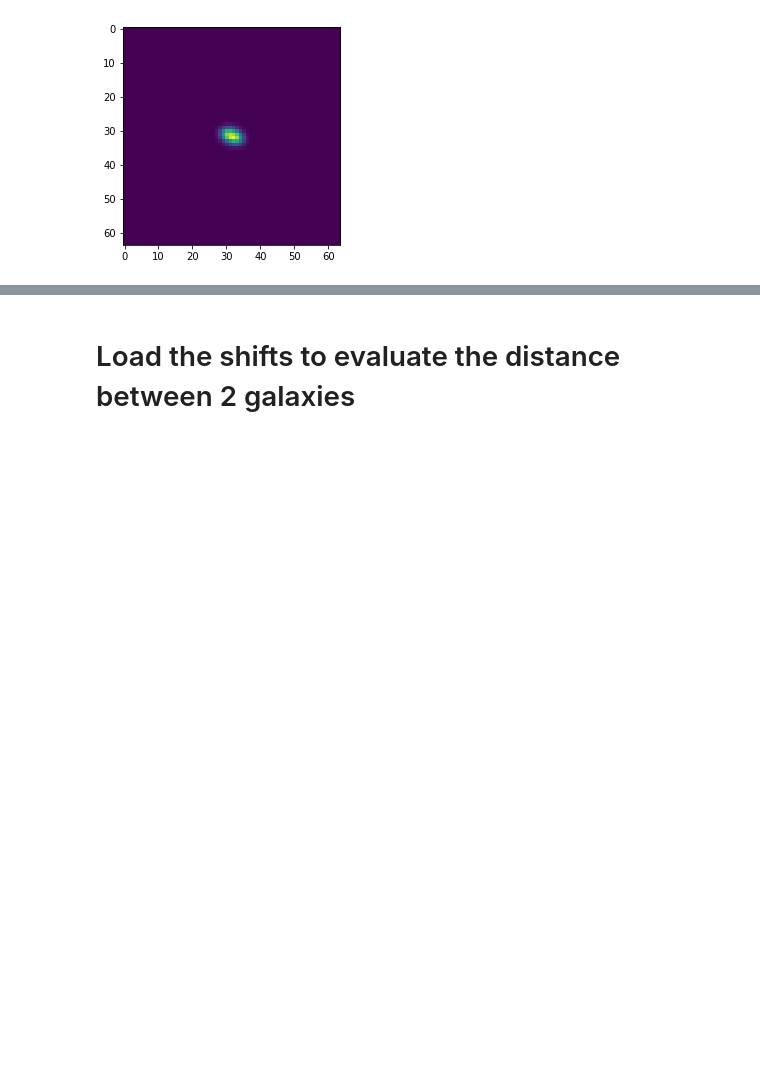
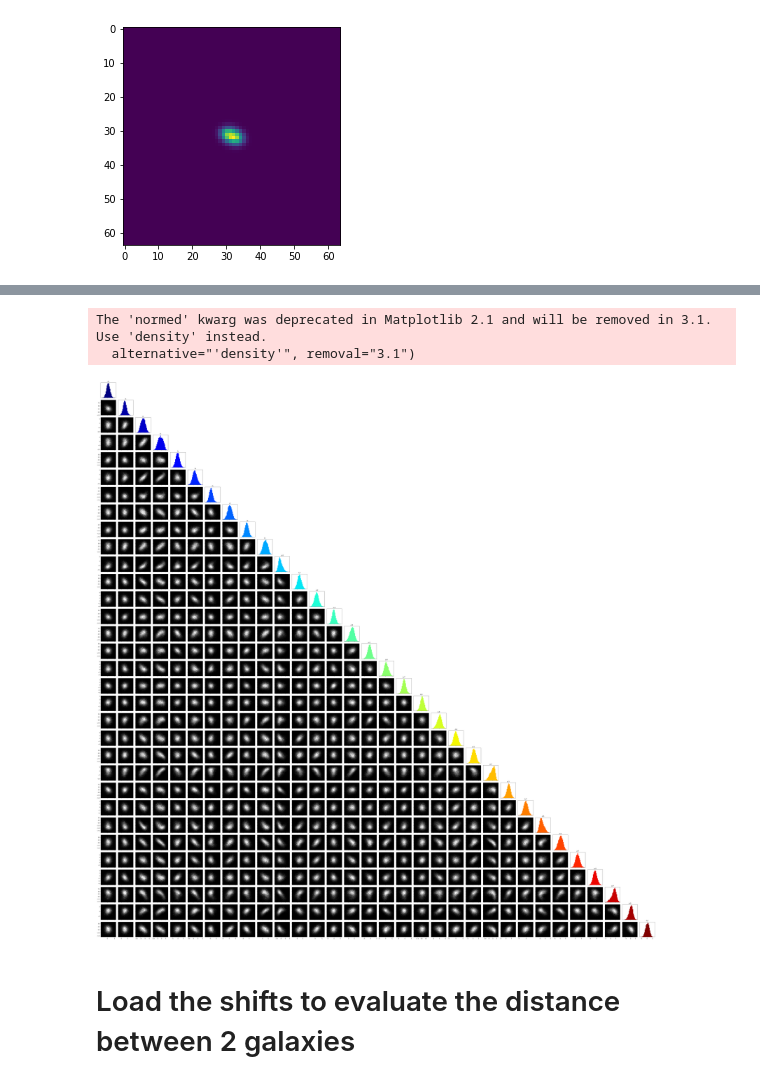
Before and after one commit to LSSTDESC/DeblenderVAE, a Jupyter notebook: notebooks/Deblender/Plots_Deblender-LSST.ipynb, the cells around one changed output, grey strips where cells are left out. Saved outputs shown, nothing was run; the diff lists cells and outputs as text; code cells hidden in the pictures; blank space fills up the shorter version.

```diff
--- a/notebooks/Deblender/Plots_Deblender-LSST.ipynb
+++ b/notebooks/Deblender/Plots_Deblender-LSST.ipynb
@@ -575,3 +543,30 @@ for i in range(2):
+# %%
+a = batch_gen.__getitem__(2)
+output_enc = encoder.predict(a[0], batch_size = batch_size)
+# %%
+latent_dim =32
+epsilon_std = 1.0
+# %%
+def sampling(args):
+    z_mean, z_log_var = args
+    epsilon = np.random.normal( 0.,
+                              epsilon_std,(batch_size, latent_dim))
+    return z_mean + np.exp(z_log_var / 2) * epsilon
+
+
+z = []
+for i in range (100):
+    a = batch_gen.__getitem__(2)
+    output_enc = encoder.predict(a[0], batch_size = batch_size)
+    z.append(sampling(output_enc))
+# %%
+z = np.concatenate(z, axis = 0)
+# %%
+plot_corner_latent(z)
+# %% [output]
+The 'normed' kwarg was deprecated in Matplotlib 2.1 and will be removed in 3.1. Use 'density' instead.
+  alternative="'density'", removal="3.1")
+[figure, added]
 # %% [markdown]
 # Load the shifts to evaluate the distance between 2 galaxies
 # %%
```
Also changed, not shown: parts of 6 cells of this notebook.
